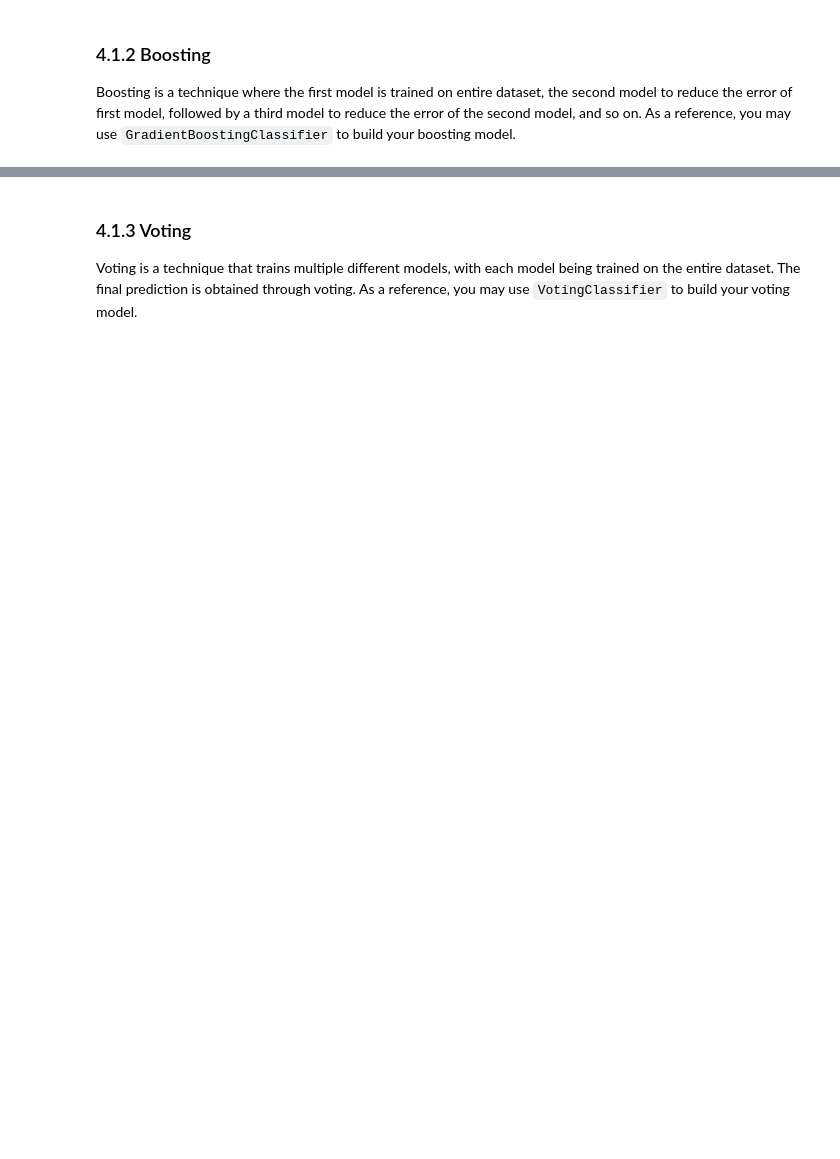
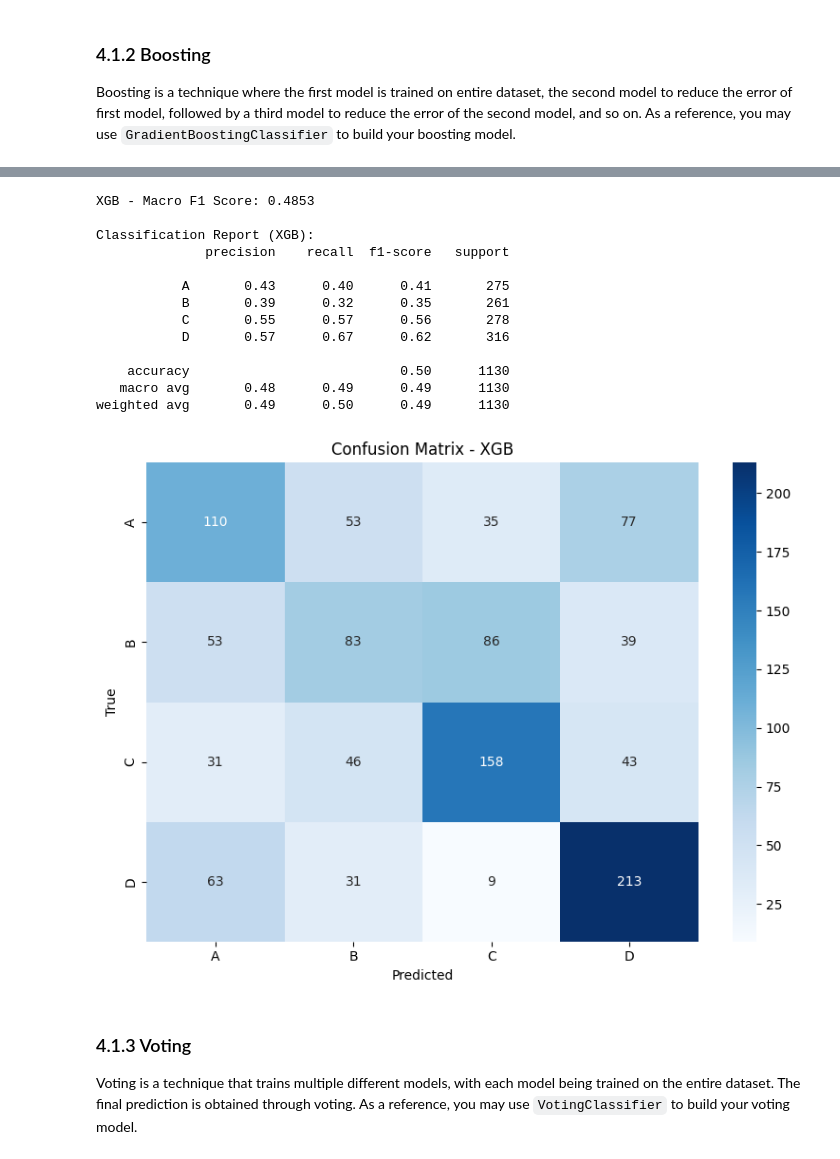
Before and after one commit to shafiqIrv/Praktikum-1, a Jupyter notebook: IF3270_Pembelajaran_Mesin___Praktikum_Notebook.ipynb, the cells around one changed output, grey strips where cells are left out. Cells and saved outputs as stored; diff of their text form; code cells hidden in the pictures; blank space fills up the shorter version.

```diff
--- a/IF3270_Pembelajaran_Mesin___Praktikum_Notebook.ipynb
+++ b/IF3270_Pembelajaran_Mesin___Praktikum_Notebook.ipynb
@@ -336,3 +336,53 @@ weighted avg       0.50      0.51      0.50      1130
+# %%
+xgb_classifier = Pipeline(steps=[
+    ('preprocessor', preprocessor),
+    ('classifier', XGBClassifier(n_estimators=100, learning_rate=0.1, random_state=42))
+])
+
+# Encode target variable
+label_encoder = LabelEncoder()
+y_train_encoded = label_encoder.fit_transform(y_train)
+y_val_encoded = label_encoder.transform(y_val)  # Transform validation labels too
+
+# Train the model
+xgb_classifier.fit(X_train, y_train_encoded)
+
+# Make predictions
+xgb_predictions = xgb_classifier.predict(X_val)
+xgb_predictions_decoded = label_encoder.inverse_transform(xgb_predictions)
+
+# Evaluate the model
+xgb_f1_macro = f1_score(y_val, xgb_predictions_decoded, average='macro')
+print(f"XGB - Macro F1 Score: {xgb_f1_macro:.4f}")
+
+# Display classification report
+print("\nClassification Report (XGB):")
+print(classification_report(y_val, xgb_predictions_decoded))
+
+# Plot confusion matrix
+plt.figure(figsize=(8, 6))
+cm = confusion_matrix(y_val, xgb_predictions_decoded)
+sns.heatmap(cm, annot=True, fmt='d', cmap='Blues', xticklabels=sorted(y.unique()), yticklabels=sorted(y.unique()))
+plt.title('Confusion Matrix - XGB')
+plt.xlabel('Predicted')
+plt.ylabel('True')
+plt.tight_layout()
+plt.show()
+# %% [output]
+XGB - Macro F1 Score: 0.4853
+
+Classification Report (XGB):
+              precision    recall  f1-score   support
+
+           A       0.43      0.40      0.41       275
+           B       0.39      0.32      0.35       261
+           C       0.55      0.57      0.56       278
+           D       0.57      0.67      0.62       316
+
+    accuracy                           0.50      1130
+   macro avg       0.48      0.49      0.49      1130
+weighted avg       0.49      0.50      0.49      1130
+[figure, added]
 # %% [markdown]
 ### 4.1.3 Voting
 Voting is a technique that trains multiple different models, with each model being trained on the entire dataset. The final prediction is obtained through voting. As a reference, you may use `VotingClassifier` to build your voting model.
```
Also changed, not shown: parts of 8 cells of this notebook, 1 other file.
